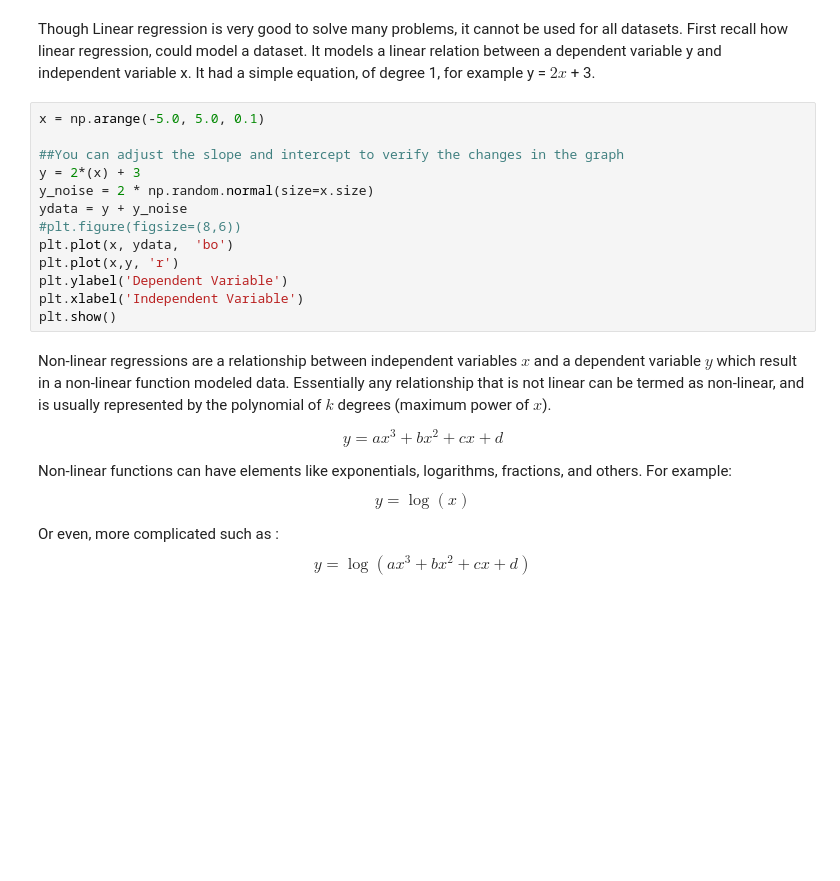
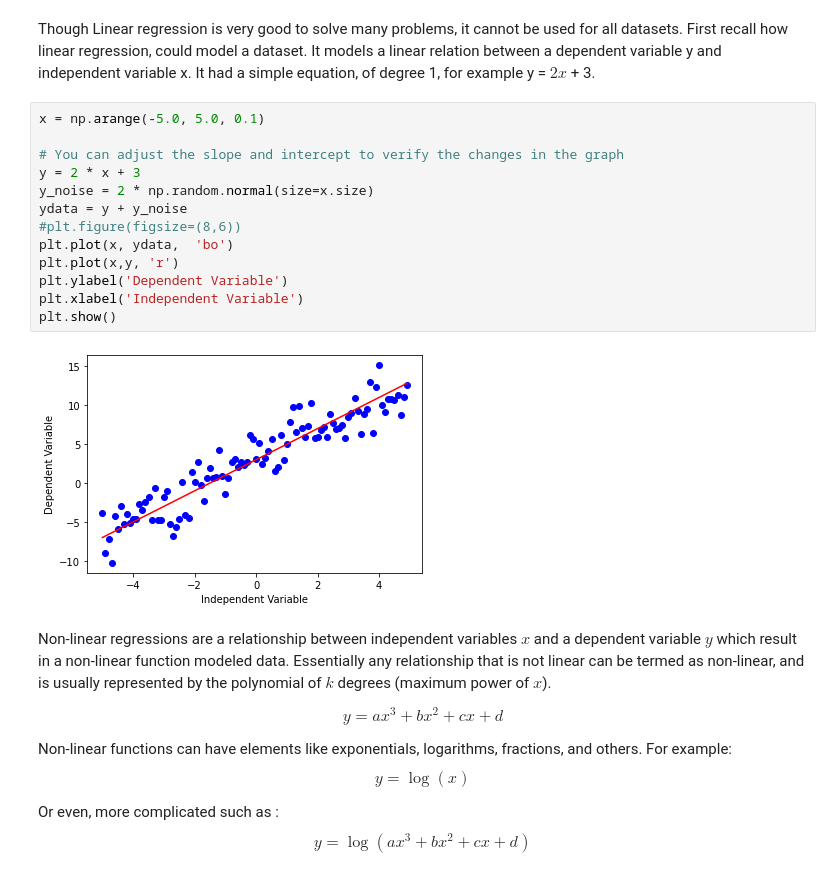
Before and after one commit to rbarrimond/coursera-data-science, a Jupyter notebook: machine-learning-with-python/ML0101EN-Reg-NoneLinearRegression.ipynb, the cells around one changed output. Drawn from its saved outputs; the diff is of its cells as text; blank space fills up the shorter version.

```diff
--- a/machine-learning-with-python/ML0101EN-Reg-NoneLinearRegression.ipynb
+++ b/machine-learning-with-python/ML0101EN-Reg-NoneLinearRegression.ipynb
@@ -27,16 +27,18 @@ Though Linear regression is very good to solve many problems, it cannot be used
 # %%
 x = np.arange(-5.0, 5.0, 0.1)
 
-##You can adjust the slope and intercept to verify the changes in the graph
-y = 2*(x) + 3
+# You can adjust the slope and intercept to verify the changes in the graph
+y = 2 * x + 3
 y_noise = 2 * np.random.normal(size=x.size)
 ydata = y + y_noise
 #plt.figure(figsize=(8,6))
 plt.plot(x, ydata,  'bo')
 plt.plot(x,y, 'r')
 plt.ylabel('Dependent Variable')
 plt.xlabel('Independent Variable')
 plt.show()
+# %% [output]
+[figure, added]
 # %% [markdown]
 Non-linear regressions are a relationship between independent variables $x$ and a dependent variable $y$ which result in a non-linear function modeled data. Essentially any relationship that is not linear can be termed as non-linear, and is usually represented by the polynomial of $k$ degrees (maximum power of $x$).
 
```
Also changed, not shown: parts of 14 cells of this notebook, 1 other file.
